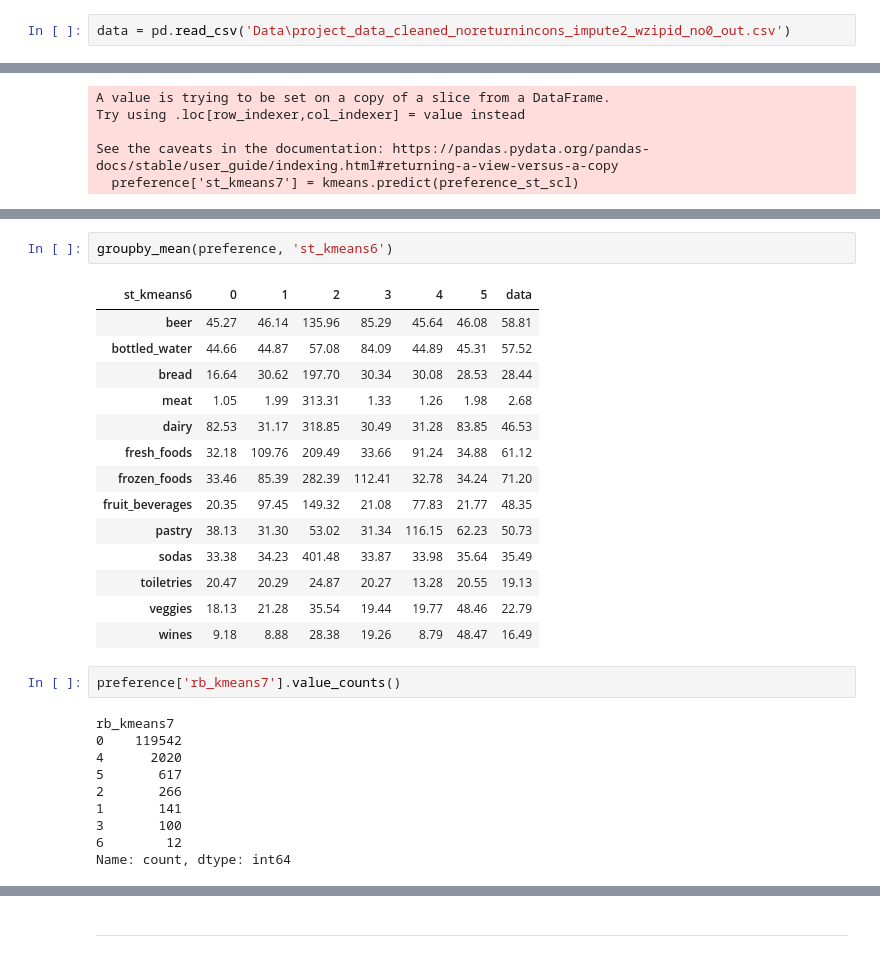
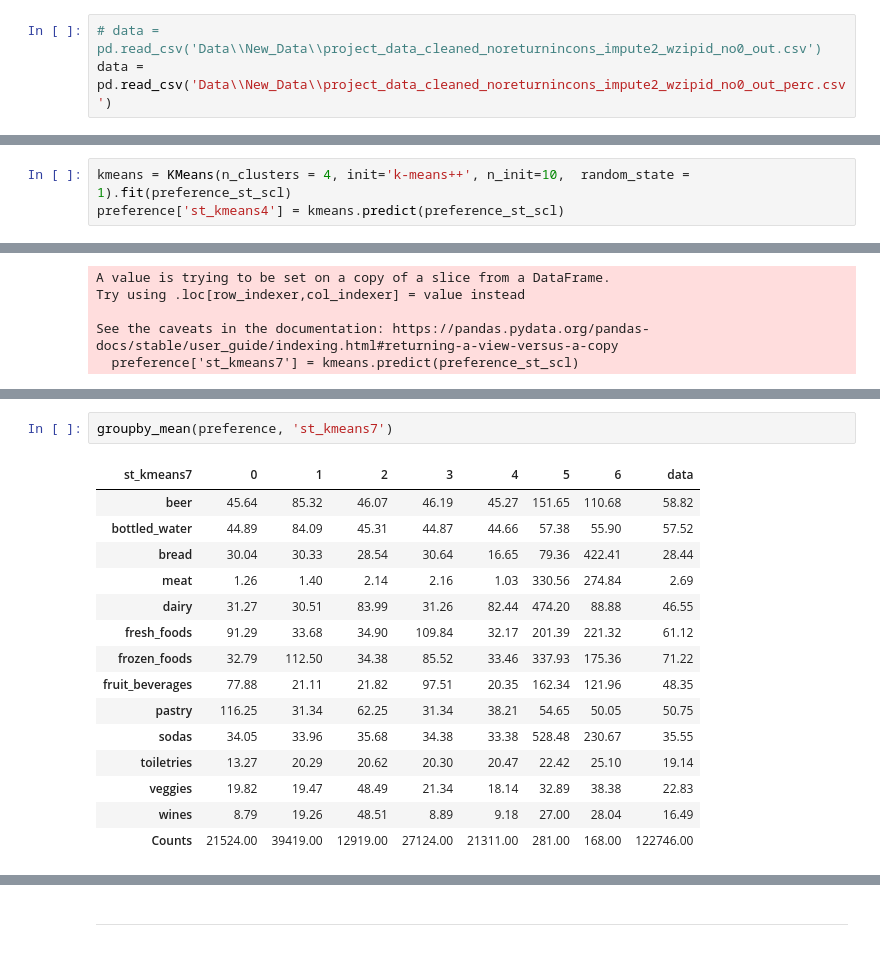
Before and after one commit to Rita-Centeno/DMI, a Jupyter notebook: clustering.ipynb, the cells around one changed output, grey strips where cells are left out. Drawn from its saved outputs; the diff is of its cells as text.

```diff
--- a/clustering.ipynb
+++ b/clustering.ipynb
@@ -8,4 +9,5 @@ from utils2 import *
 %load_ext autoreload
 %autoreload 2
 # %%
-data = pd.read_csv('Data\project_data_cleaned_noreturnincons_impute2_wzipid_no0_out.csv')
+# data = pd.read_csv('Data\\New_Data\\project_data_cleaned_noreturnincons_impute2_wzipid_no0_out.csv')
+data = pd.read_csv('Data\\New_Data\\project_data_cleaned_noreturnincons_impute2_wzipid_no0_out_perc.csv')
@@ -49,0 +53,3 @@ plot_inertia_and_silhouette(preference_st_scl.sample(frac=0.4, random_state=1),
+# %%
+kmeans = KMeans(n_clusters = 4, init='k-means++', n_init=10,  random_state = 1).fit(preference_st_scl)
+preference['st_kmeans4'] = kmeans.predict(preference_st_scl)
@@ -76,29 +89,18 @@ groupby_mean(preference, 'st_kmeans3')
 # %%
-groupby_mean(preference, 'st_kmeans6')
+groupby_mean(preference, 'st_kmeans7')
 # %% [output]
-| st_kmeans6 | 0 | 1 | 2 | 3 | 4 | 5 | data |
-| beer | 45.27 | 46.14 | 135.96 | 85.29 | 45.64 | 46.08 | 58.81 |
-| bottled_water | 44.66 | 44.87 | 57.08 | 84.09 | 44.89 | 45.31 | 57.52 |
-| bread | 16.64 | 30.62 | 197.70 | 30.34 | 30.08 | 28.53 | 28.44 |
-| meat | 1.05 | 1.99 | 313.31 | 1.33 | 1.26 | 1.98 | 2.68 |
-| dairy | 82.53 | 31.17 | 318.85 | 30.49 | 31.28 | 83.85 | 46.53 |
-| fresh_foods | 32.18 | 109.76 | 209.49 | 33.66 | 91.24 | 34.88 | 61.12 |
-| frozen_foods | 33.46 | 85.39 | 282.39 | 112.41 | 32.78 | 34.24 | 71.20 |
-| fruit_beverages | 20.35 | 97.45 | 149.32 | 21.08 | 77.83 | 21.77 | 48.35 |
-| pastry | 38.13 | 31.30 | 53.02 | 31.34 | 116.15 | 62.23 | 50.73 |
-| sodas | 33.38 | 34.23 | 401.48 | 33.87 | 33.98 | 35.64 | 35.49 |
-| toiletries | 20.47 | 20.29 | 24.87 | 20.27 | 13.28 | 20.55 | 19.13 |
-| veggies | 18.13 | 21.28 | 35.54 | 19.44 | 19.77 | 48.46 | 22.79 |
-| wines | 9.18 | 8.88 | 28.38 | 19.26 | 8.79 | 48.47 | 16.49 |
+| st_kmeans7 | 0 | 1 | 2 | 3 | 4 | 5 | 6 | data |
+| beer | 45.64 | 85.32 | 46.07 | 46.19 | 45.27 | 151.65 | 110.68 | 58.82 |
+| bottled_water | 44.89 | 84.09 | 45.31 | 44.87 | 44.66 | 57.38 | 55.90 | 57.52 |
+| bread | 30.04 | 30.33 | 28.54 | 30.64 | 16.65 | 79.36 | 422.41 | 28.44 |
+| meat | 1.26 | 1.40 | 2.14 | 2.16 | 1.03 | 330.56 | 274.84 | 2.69 |
+| dairy | 31.27 | 30.51 | 83.99 | 31.26 | 82.44 | 474.20 | 88.88 | 46.55 |
+| fresh_foods | 91.29 | 33.68 | 34.90 | 109.84 | 32.17 | 201.39 | 221.32 | 61.12 |
+| frozen_foods | 32.79 | 112.50 | 34.38 | 85.52 | 33.46 | 337.93 | 175.36 | 71.22 |
+| fruit_beverages | 77.88 | 21.11 | 21.82 | 97.51 | 20.35 | 162.34 | 121.96 | 48.35 |
+| pastry | 116.25 | 31.34 | 62.25 | 31.34 | 38.21 | 54.65 | 50.05 | 50.75 |
+| sodas | 34.05 | 33.96 | 35.68 | 34.38 | 33.38 | 528.48 | 230.67 | 35.55 |
+| toiletries | 13.27 | 20.29 | 20.62 | 20.30 | 20.47 | 22.42 | 25.10 | 19.14 |
+| veggies | 19.82 | 19.47 | 48.49 | 21.34 | 18.14 | 32.89 | 38.38 | 22.83 |
+| wines | 8.79 | 19.26 | 48.51 | 8.89 | 9.18 | 27.00 | 28.04 | 16.49 |
+| Counts | 21524.00 | 39419.00 | 12919.00 | 27124.00 | 21311.00 | 281.00 | 168.00 | 122746.00 |
-# %%
-preference['rb_kmeans7'].value_counts()
-# %% [output]
-rb_kmeans7
-0    119542
-4      2020
-5       617
-2       266
-1       141
-3       100
-6        12
-Name: count, dtype: int64
```
Also changed, not shown: parts of 63 cells of this notebook, 4 other files.
